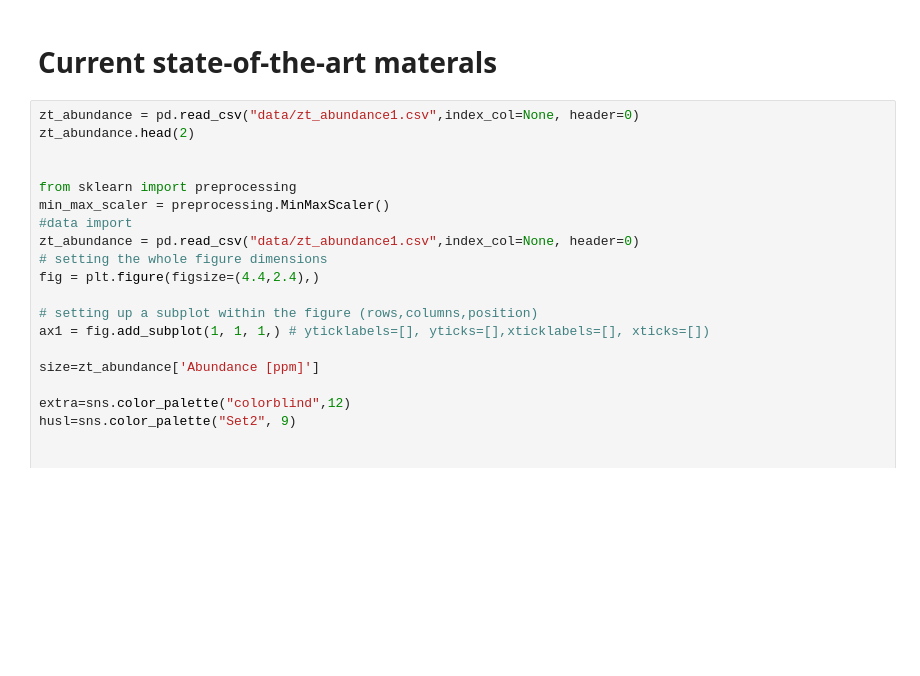
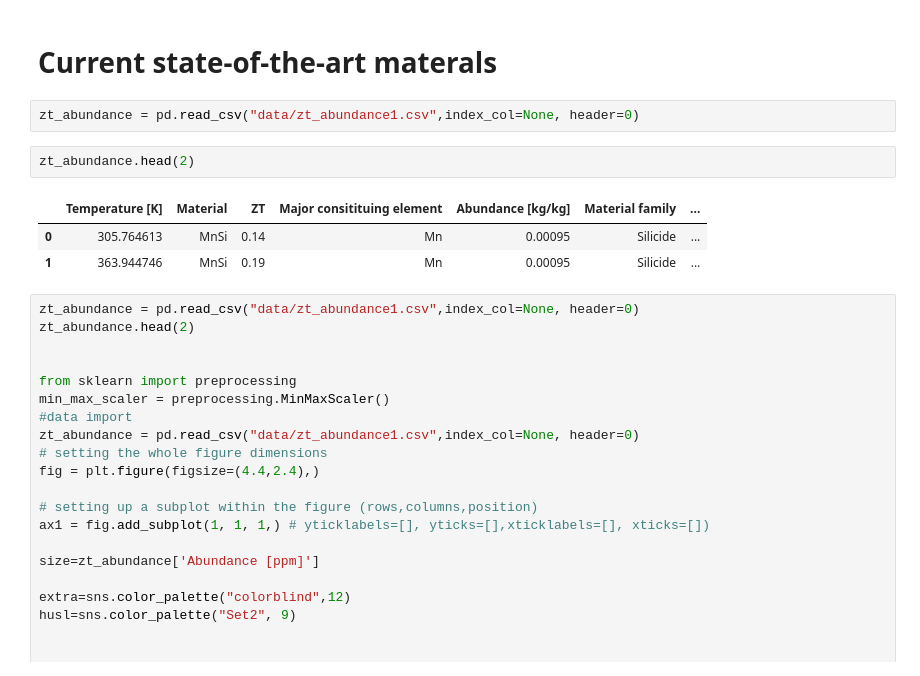
Before and after one commit to oszaar/OZA_PhD, a Jupyter notebook: Chapter_1/notebook_chapter_1.ipynb, the cells around one changed output. Saved outputs shown, nothing was run; the diff lists cells and outputs as text; blank space fills up the shorter version.

```diff
--- a/Chapter_1/notebook_chapter_1.ipynb
+++ b/Chapter_1/notebook_chapter_1.ipynb
@@ -240,6 +240,14 @@ plt.subplots_adjust(
 [figure]
 # %% [markdown]
 # Current state-of-the-art materals
+# %%
+zt_abundance = pd.read_csv("data/zt_abundance1.csv",index_col=None, header=0)
+# %%
+zt_abundance.head(2)
+# %% [output]
+|  | Temperature [K] | Material | ZT | Major consitituing element | Abundance [kg/kg] | Material family | ... |
+| 0 | 305.764613 | MnSi | 0.14 | Mn | 0.00095 | Silicide | ... |
+| 1 | 363.944746 | MnSi | 0.19 | Mn | 0.00095 | Silicide | ... |
 # %%
 zt_abundance = pd.read_csv("data/zt_abundance1.csv",index_col=None, header=0)
 zt_abundance.head(2)
```
Also changed, not shown: 12 other files.
